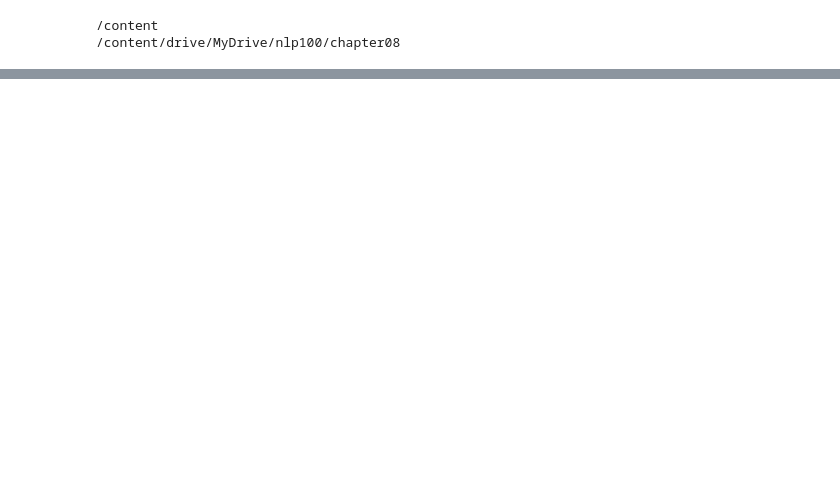
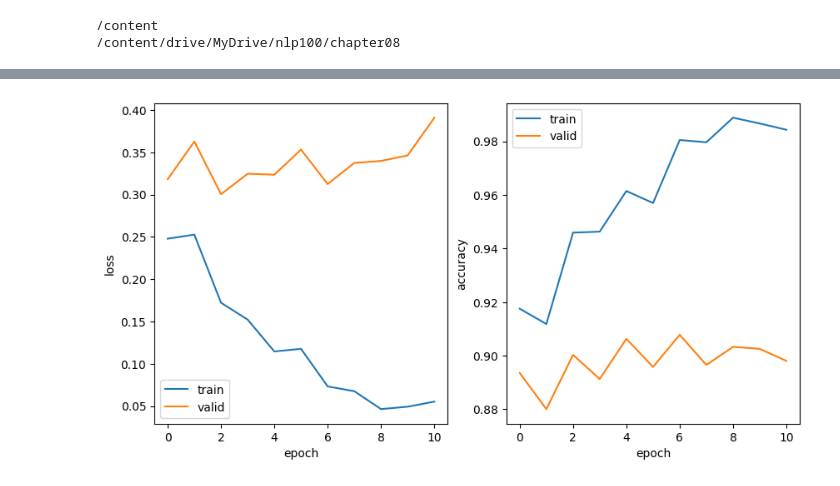
Before and after one commit to tmu-nlp/100knock2023, a Jupyter notebook: yamamoto/chapter08/chapter08.ipynb, the cells around one changed output, grey strips where cells are left out. Drawn from its saved outputs; the diff is of its cells as text; code cells hidden in the pictures; blank space fills up the shorter version.

```diff
--- a/yamamoto/chapter08/chapter08.ipynb
+++ b/yamamoto/chapter08/chapter08.ipynb
@@ -254,0 +878,18 @@ print(f'評価データ: {acc_test}')
+# %%
+from matplotlib import pyplot as plt
+import numpy as np
+
+fig, ax = plt.subplots(1, 2, figsize=(10, 5))
+ax[0].plot(np.array(log['train']).T[0], label="train")
+ax[0].plot(np.array(log['valid']).T[0], label="valid")
+ax[0].set_xlabel("epoch")
+ax[0].set_ylabel("loss")
+ax[0].legend()
+ax[1].plot(np.array(log["train"]).T[1], label="train")
+ax[1].plot(np.array(log["valid"]).T[1], label="valid")
+ax[1].set_xlabel("epoch")
+ax[1].set_ylabel("accuracy")
+ax[1].legend()
+plt.show()
+# %% [output]
+[figure, added]
```
Also changed, not shown: parts of 12 cells of this notebook, 5 other files.
